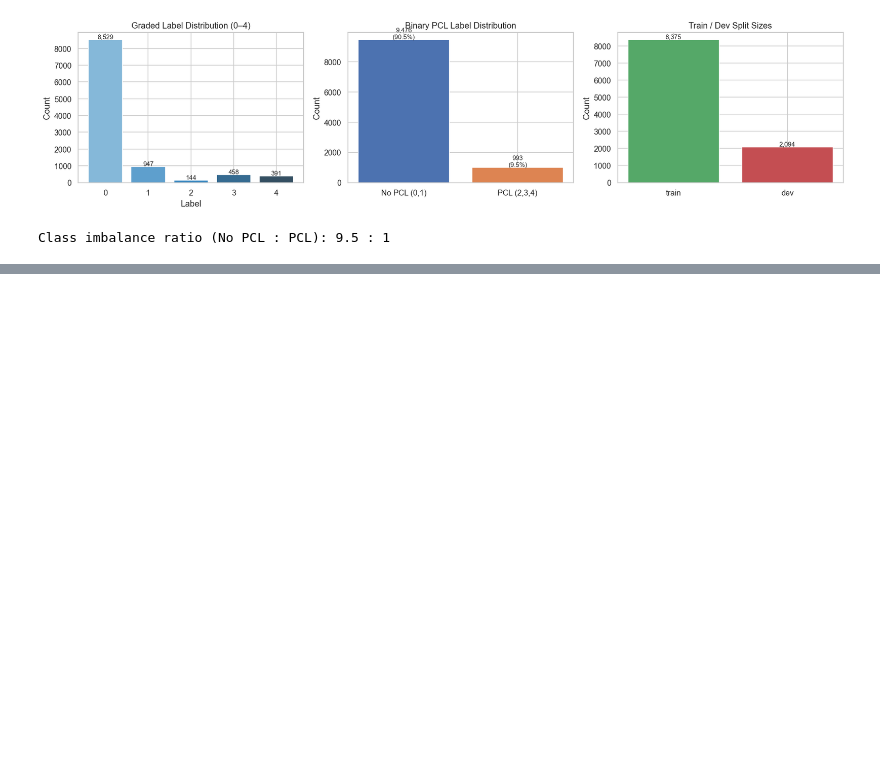
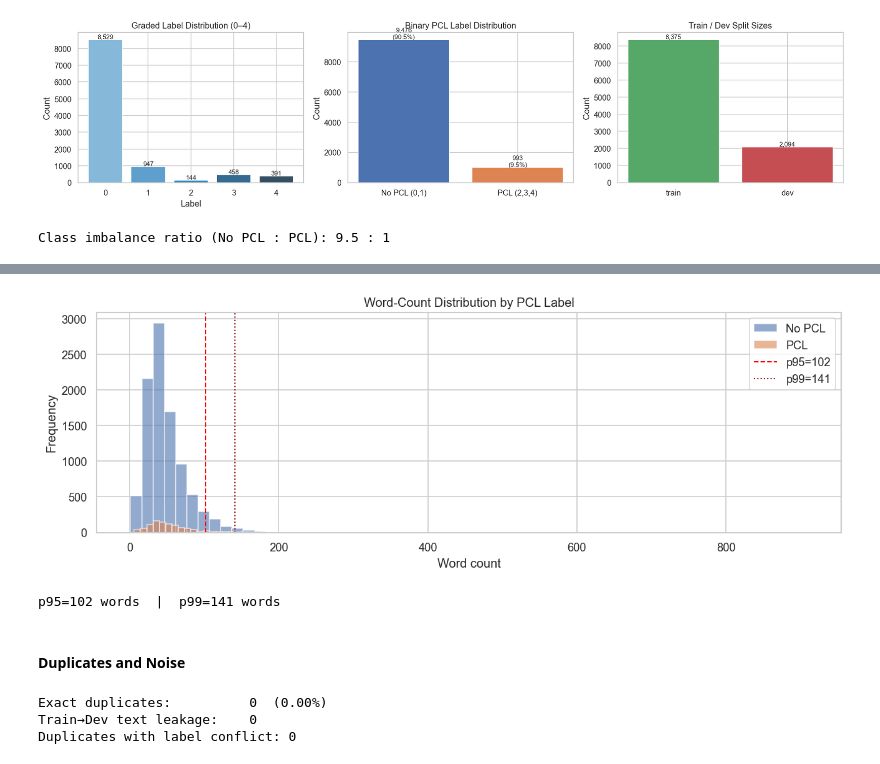
Before and after one commit to hardiv/pcl-detector, a Jupyter notebook: main.ipynb, the cells around one changed output, grey strips where cells are left out. Cells and saved outputs as stored; diff of their text form; code cells hidden in the pictures; blank space fills up the shorter version.

```diff
--- a/main.ipynb
+++ b/main.ipynb
@@ -200,21 +197,0 @@ Class imbalance ratio (No PCL : PCL): 9.5 : 1
-# %%
-df_split["text_len_chars"] = df_split["text"].str.len()
-df_split["text_len_words"] = df_split["text"].str.split().str.len()
-
-fig, axes = plt.subplots(1, 2, figsize=(13, 4))
-for ax, col, xlabel in zip(
-    axes,
-    ["text_len_words", "text_len_chars"],
-    ["Word count", "Character count"],
-):
-    for label, colour, name in [(0, "#4c72b0", "No PCL"), (1, "#dd8452", "PCL")]:
-        subset = df_split[df_split["pcl"] == label][col]
-        ax.hist(subset, bins=60, alpha=0.6, color=colour, label=name)
-    ax.set_xlabel(xlabel); ax.set_ylabel("Frequency")
-    ax.set_title(f"Text Length Distribution by PCL Label ({xlabel})")
-    ax.legend()
-
-plt.tight_layout()
-plt.show()
-
-print(df_split.groupby("pcl")[["text_len_words", "text_len_chars"]].describe().round(1))
@@ -306,0 +300,35 @@ The_poorer_the_merrier         52
+# %%
+# Word-count histogram with p95 / p99 cut-offs
+p95 = int(df_split["text_len_words"].quantile(0.95))
+p99 = int(df_split["text_len_words"].quantile(0.99))
+
+fig, ax = plt.subplots(figsize=(11, 4))
+for v, c, lbl in [(0,"#4c72b0","No PCL"),(1,"#dd8452","PCL")]:
+    ax.hist(df_split[df_split.pcl==v]["text_len_words"], bins=60, alpha=0.6, color=c, label=lbl)
+ax.axvline(p95, color="red",     ls="--", lw=1.2, label=f"p95={p95}")
+ax.axvline(p99, color="darkred", ls=":",  lw=1.2, label=f"p99={p99}")
+ax.set(xlabel="Word count", ylabel="Frequency",
+       title="Word-Count Distribution by PCL Label")
+ax.legend(); plt.tight_layout()
+plt.savefig("report/figures/wordcount_distribution.png", dpi=150, bbox_inches="tight")
+plt.show()
+print(f"p95={p95} words  |  p99={p99} words")
+# %% [output]
+[figure, added]
+p95=102 words  |  p99=141 words
+# %% [markdown]
+#### Duplicates and Noise
+# %%
+# Duplicate & leakage check
+n_dup      = df_split["text"].duplicated().sum()
+n_leakage  = len(set(df_train["text"]) & set(df_test["text"]))
+dup_df     = df_split[df_split.duplicated(subset=["text"], keep=False)]
+n_conflict = dup_df.groupby("text")["pcl"].nunique().gt(1).sum() if n_dup else 0
+
+print(f"Exact duplicates:          {n_dup}  ({n_dup/len(df_split)*100:.2f}%)")
+print(f"Train→Dev text leakage:    {n_leakage}")
+print(f"Duplicates with label conflict: {n_conflict}")
+# %% [output]
+Exact duplicates:          0  (0.00%)
+Train→Dev text leakage:    0
+Duplicates with label conflict: 0
```
Also changed, not shown: parts of 17 cells of this notebook, 11 other files.
